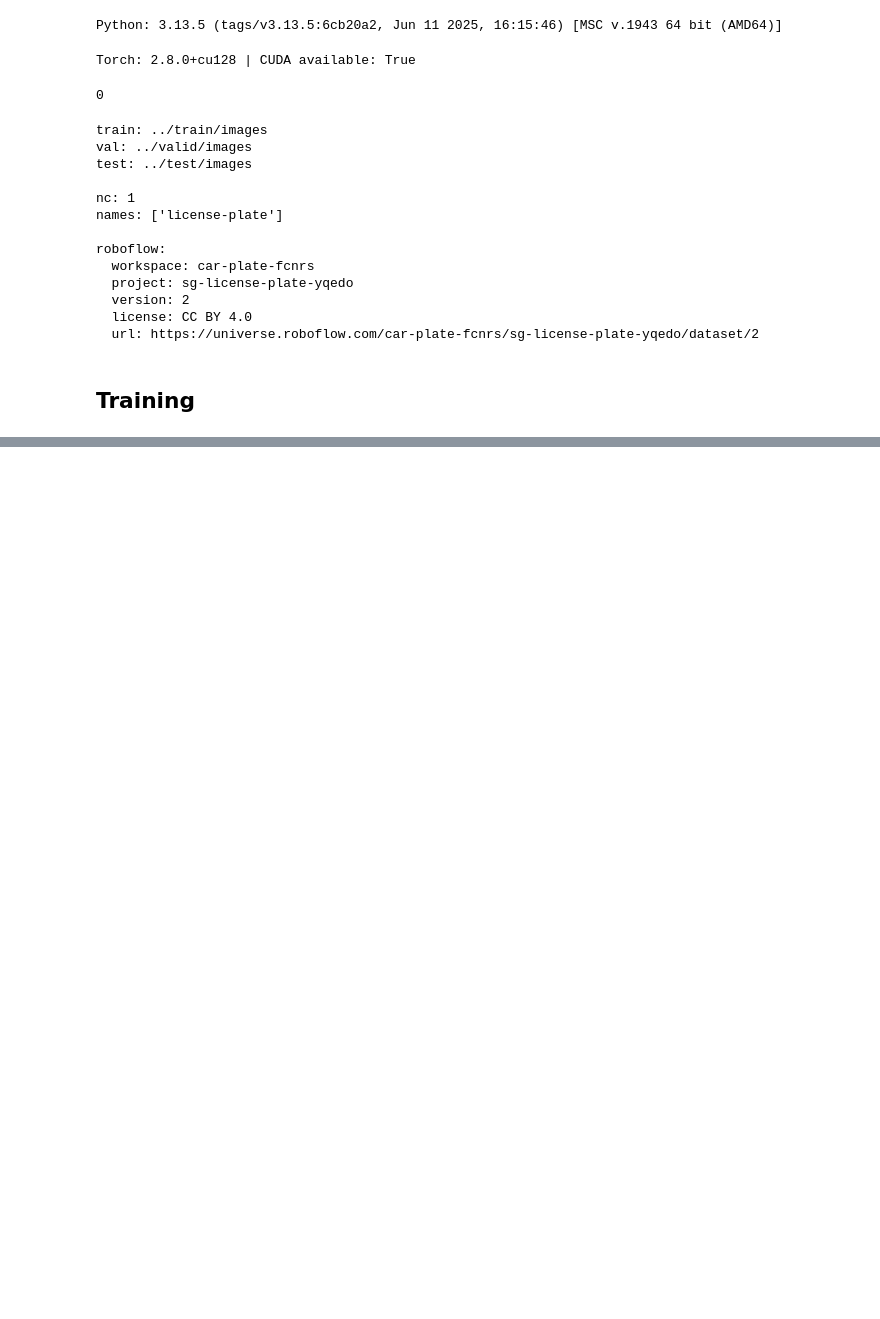
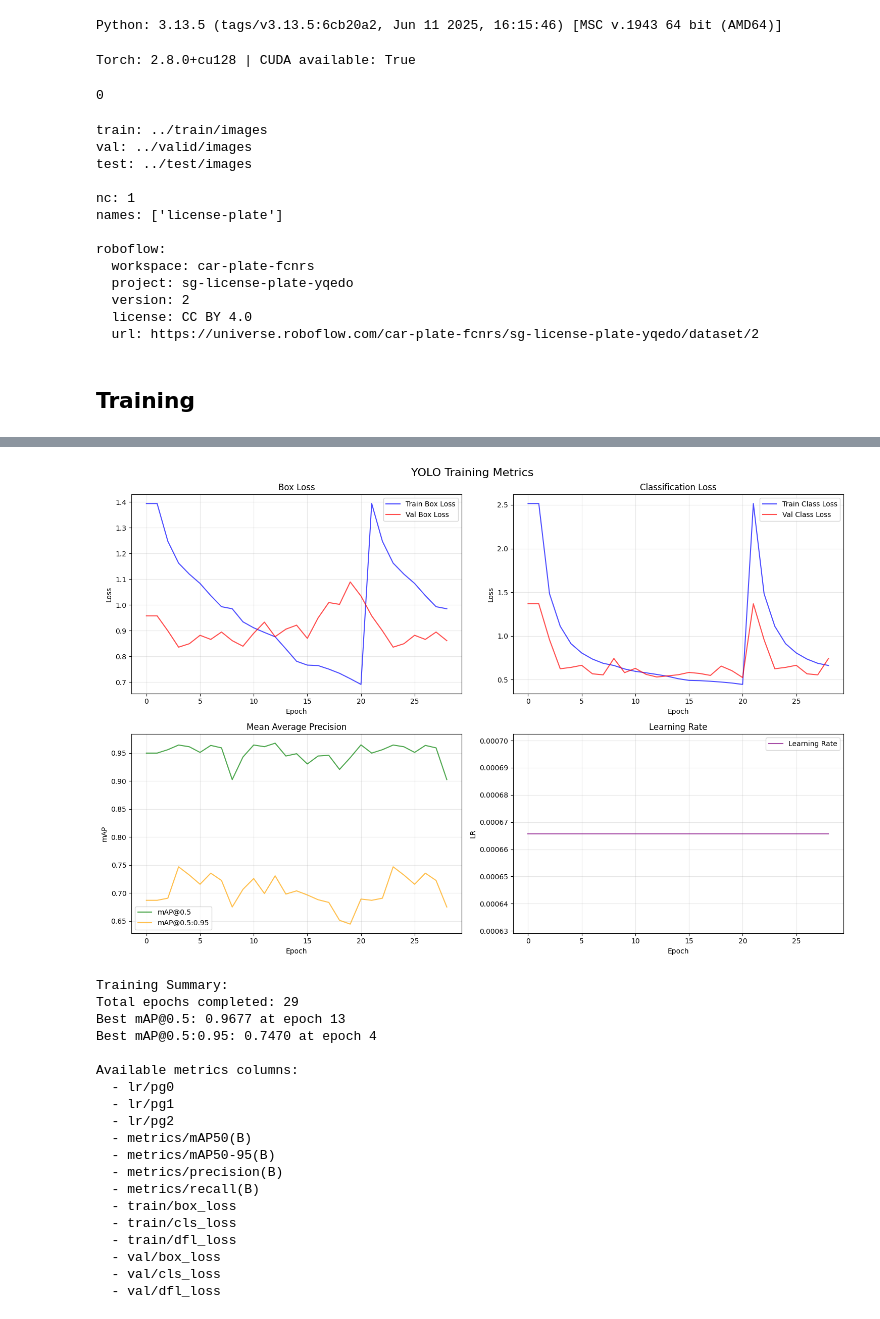
Before and after one commit to Saximn/privastream, a Jupyter notebook: notebooks/plate_blur.ipynb, the cells around one changed output, grey strips where cells are left out. Saved outputs shown, nothing was run; the diff lists cells and outputs as text; code cells hidden in the pictures; blank space fills up the shorter version.

```diff
--- a/notebooks/plate_blur.ipynb
+++ b/notebooks/plate_blur.ipynb
@@ -115,7 +279,7 @@ import matplotlib.pyplot as plt
 from pathlib import Path
 
 # Load training results
-results_csv = Path(PROJECT) / "detect" / RUN_NAME / "results.csv"
+results_csv = Path(PROJECT) / RUN_NAME / "results.csv"
 
 if results_csv.exists():
     # Read the results CSV
@@ -170,33 +334,54 @@ if results_csv.exists():
     elif 'train/dfl_loss' in df.columns:
         axes[1, 1].plot(df.index, df['train/dfl_loss'], 'purple', label='Train DFL Loss', alpha=0.7)
         if 'val/dfl_loss' in df.columns:
             axes[1, 1].plot(df.index, df['val/dfl_loss'], 'orange', label='Val DFL Loss', alpha=0.7)
         axes[1, 1].set_title('Distribution Focal Loss')
         axes[1, 1].set_xlabel('Epoch')
         axes[1, 1].set_ylabel('Loss')
         axes[1, 1].legend()
         axes[1, 1].grid(True, alpha=0.3)
 
     plt.tight_layout()
     plt.show()
 
     # Print summary statistics
     print(f"\nTraining Summary:")
     print(f"Total epochs completed: {len(df)}")
     if 'metrics/mAP50(B)' in df.columns:
         print(f"Best mAP@0.5: {df['metrics/mAP50(B)'].max():.4f} at epoch {df['metrics/mAP50(B)'].idxmax() + 1}")
     if 'metrics/mAP50-95(B)' in df.columns:
         print(f"Best mAP@0.5:0.95: {df['metrics/mAP50-95(B)'].max():.4f} at epoch {df['metrics/mAP50-95(B)'].idxmax() + 1}")
 
     # Display available columns for reference
     print(f"\nAvailable metrics columns:")
     for col in sorted(df.columns):
         if '/' in col:  # Only show metric columns
             print(f"  - {col}")
 
 else:
     print(f"Results file not found: {results_csv}")
     print("Train the model first to generate metrics.")
+# %% [output]
+[figure, added]
+Training Summary:
+Total epochs completed: 29
+Best mAP@0.5: 0.9677 at epoch 13
+Best mAP@0.5:0.95: 0.7470 at epoch 4
+
+Available metrics columns:
+  - lr/pg0
+  - lr/pg1
+  - lr/pg2
+  - metrics/mAP50(B)
+  - metrics/mAP50-95(B)
+  - metrics/precision(B)
+  - metrics/recall(B)
+  - train/box_loss
+  - train/cls_loss
+  - train/dfl_loss
+  - val/box_loss
+  - val/cls_loss
+  - val/dfl_loss
 # %%
 from IPython.display import display, Image
 import glob, os
```
Also changed, not shown: parts of 9 cells of this notebook, 2 other files.
